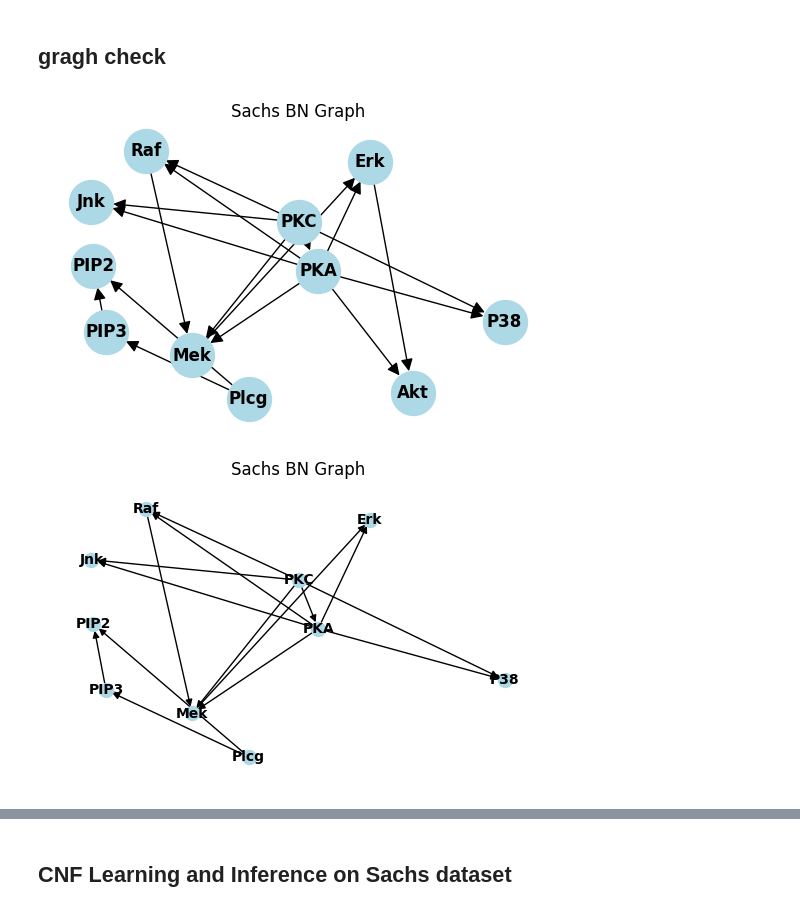
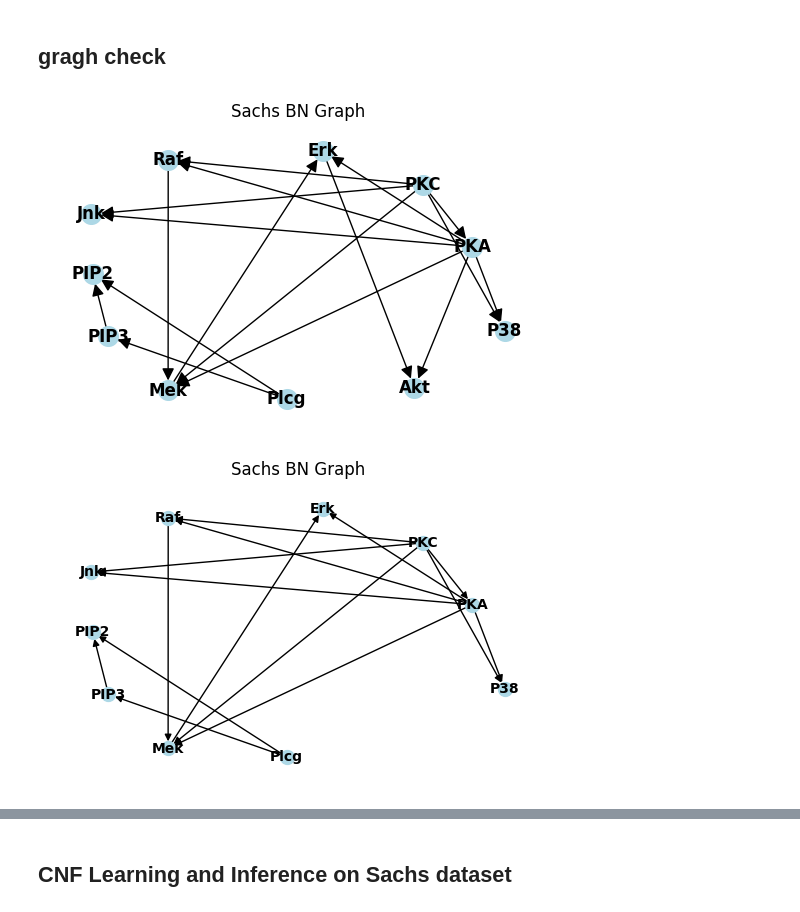
Before and after one commit to Tei-Yun/causal_cbm, a Jupyter notebook: CNF_notebooks/concept_cnf_sachs.ipynb, the cells around one changed output, grey strips where cells are left out. Saved outputs shown, nothing was run; the diff lists cells and outputs as text; code cells hidden in the pictures.

```diff
--- a/CNF_notebooks/concept_cnf_sachs.ipynb
+++ b/CNF_notebooks/concept_cnf_sachs.ipynb
@@ -88,27 +89,27 @@ WARNING:pgmpy:Probability values don't exactly sum to 1. Differ by: 1.1102230246
 # %%
 adj_pd = BND.load_ground_truth_graph()
 adj_org = nx.from_pandas_adjacency(adj_pd, create_using=nx.DiGraph)
 plt.figure(figsize=(5, 3))
 # Use spring_layout for more spread out nodes (can adjust k for more spread)
-pos = nx.spring_layout(adj_org, k=1.8, seed=42)  # Increase k for more spread
-nx.draw(adj_org, pos=pos, with_labels=True, node_color='lightblue', node_size=1000, font_size=12, font_weight='bold', arrowsize=18)
+pos = nx.spring_layout(adj_org, k=3, seed=42)  # Increase k for more spread
+nx.draw(adj_org, pos=pos, with_labels=True, node_color='lightblue', node_size=200, font_size=12, font_weight='bold', arrowsize=18)
 plt.title('Sachs BN Graph')
 plt.tight_layout()
 plt.show()
 
 #remove task_name from adj_pd ; column and row
 adj_pd = adj_pd.drop(task_name, axis=0).drop(task_name, axis=1)
 
 graph_sachs = nx.from_pandas_adjacency(adj_pd, create_using=nx.DiGraph)
 
 # Plot the graph
 plt.figure(figsize=(5, 3))
 nx.draw(graph_sachs,pos = pos, with_labels=True, node_color='lightblue', node_size=100, font_size=10, font_weight='bold')
 plt.title('Sachs BN Graph')
 plt.show()
 # %% [output]
-[figure, old version]
+[figure, new version]
-[figure, old version]
+[figure, new version]
 # %%
 
 order = adj_pd.index.tolist()
```
Also changed, not shown: parts of 13 cells of this notebook, 6 other files.
